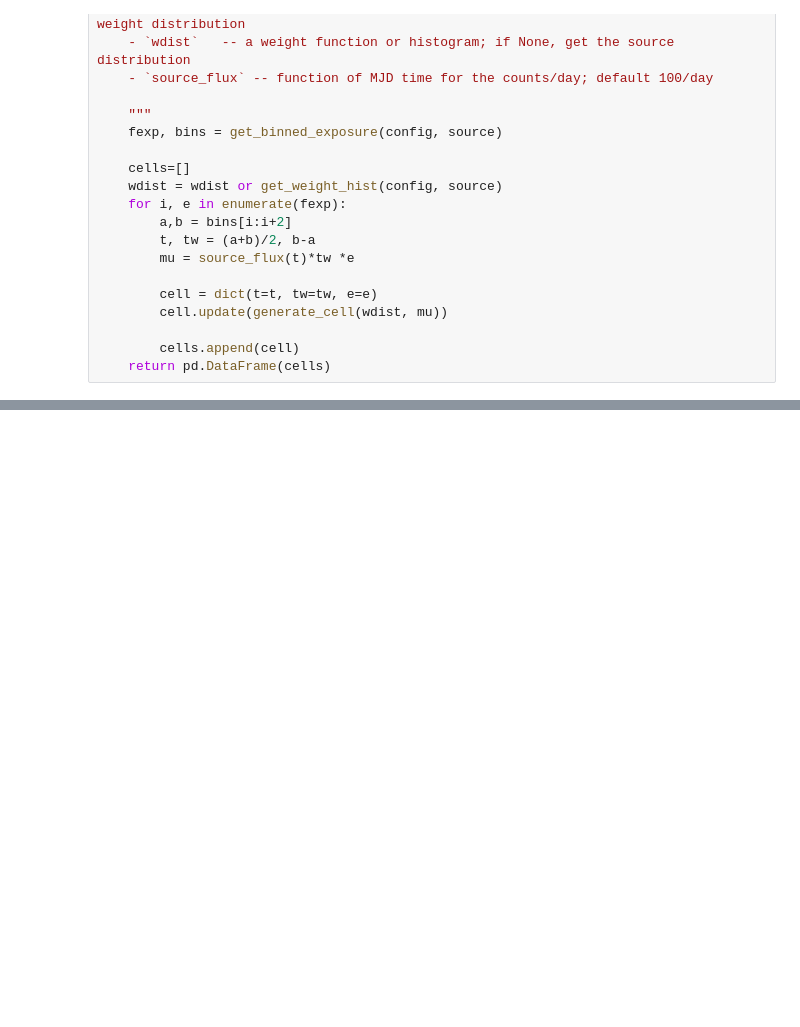
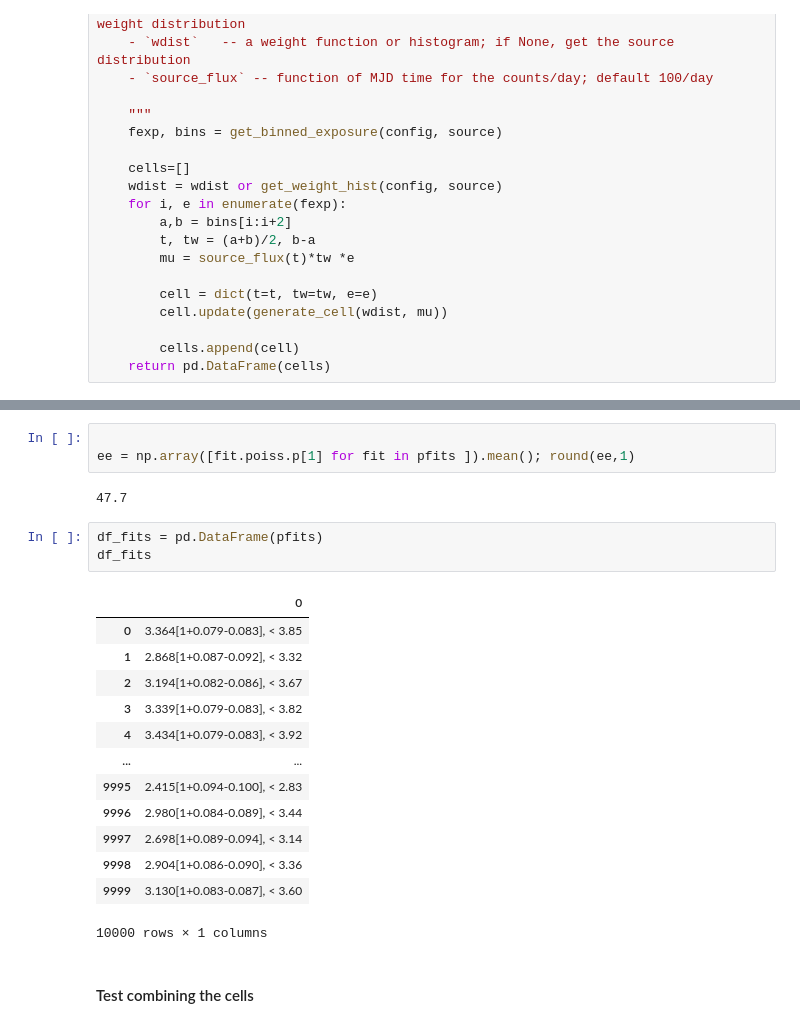
Before and after one commit to tburnett/light_curves, a Jupyter notebook: nbs/10_simulation.ipynb, the cells around one changed output, grey strips where cells are left out. Cells and saved outputs as stored; diff of their text form; blank space fills up the shorter version.

```diff
--- a/nbs/10_simulation.ipynb
+++ b/nbs/10_simulation.ipynb
@@ -375,0 +388,24 @@ for each likelihood function. This uses the `poisson.Poisson.cdf` function.
+# %%
+
+ee = np.array([fit.poiss.p[1] for fit in pfits ]).mean(); round(ee,1)
+# %% [output]
+47.7
+# %%
+df_fits = pd.DataFrame(pfits)
+df_fits
+# %% [output]
+|  | 0 |
+| 0 | 3.364[1+0.079-0.083], < 3.85 |
+| 1 | 2.868[1+0.087-0.092], < 3.32 |
+| 2 | 3.194[1+0.082-0.086], < 3.67 |
+| 3 | 3.339[1+0.079-0.083], < 3.82 |
+| 4 | 3.434[1+0.079-0.083], < 3.92 |
+| ... | ... |
+| 9995 | 2.415[1+0.094-0.100], < 2.83 |
+| 9996 | 2.980[1+0.084-0.089], < 3.44 |
+| 9997 | 2.698[1+0.089-0.094], < 3.14 |
+| 9998 | 2.904[1+0.086-0.090], < 3.36 |
+| 9999 | 3.130[1+0.083-0.087], < 3.60 |
+10000 rows × 1 columns
+# %% [markdown]
+#### Test combining the cells
```
Also changed, not shown: parts of 19 cells of this notebook, 20 other files.
